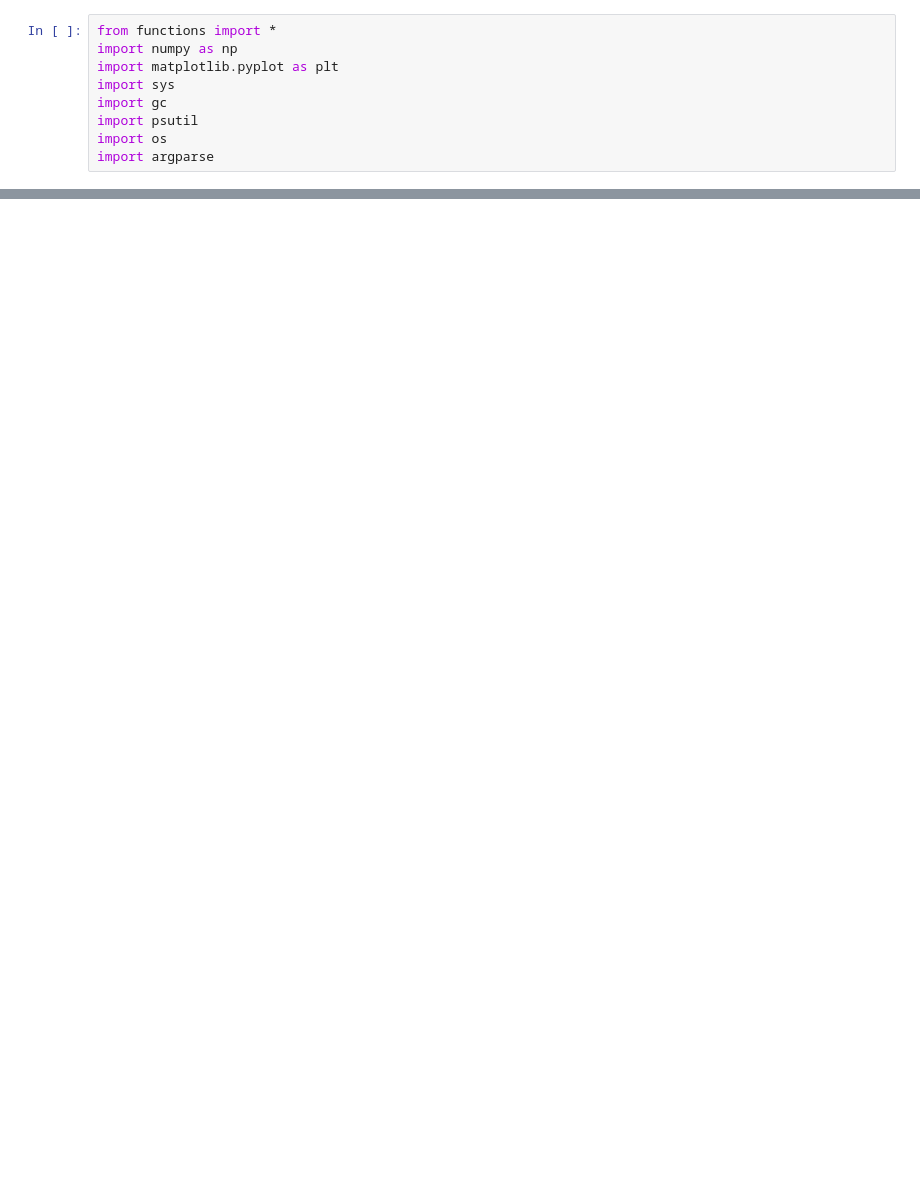
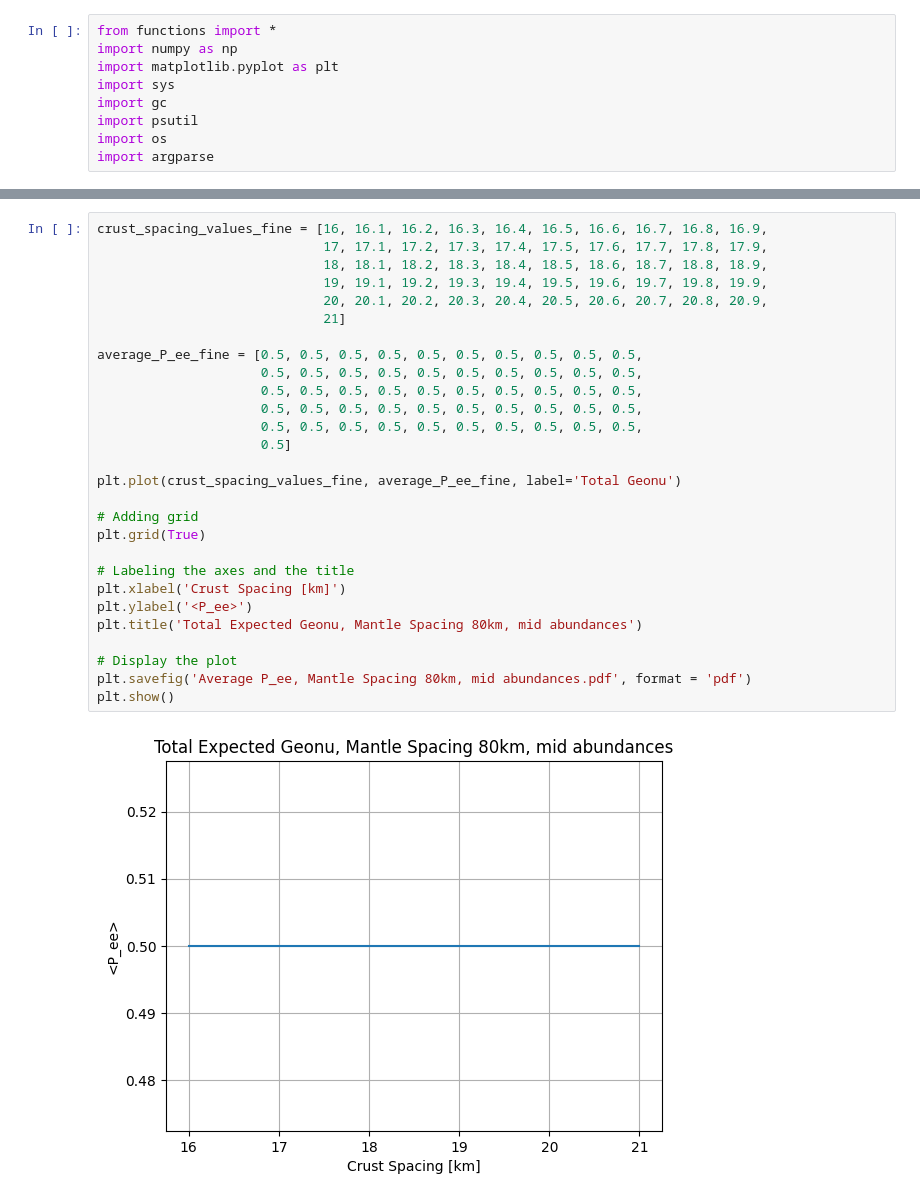
Before and after one commit to claradima/geonu_oscillation, a Jupyter notebook: scripts/scratch.ipynb, the cells around one changed output, grey strips where cells are left out. Saved outputs shown, nothing was run; the diff lists cells and outputs as text; blank space fills up the shorter version.

```diff
--- a/scripts/scratch.ipynb
+++ b/scripts/scratch.ipynb
@@ -43,0 +484,30 @@ The number of elements in the list is: 95
+# %%
+crust_spacing_values_fine = [16, 16.1, 16.2, 16.3, 16.4, 16.5, 16.6, 16.7, 16.8, 16.9,
+                             17, 17.1, 17.2, 17.3, 17.4, 17.5, 17.6, 17.7, 17.8, 17.9,
+                             18, 18.1, 18.2, 18.3, 18.4, 18.5, 18.6, 18.7, 18.8, 18.9,
+                             19, 19.1, 19.2, 19.3, 19.4, 19.5, 19.6, 19.7, 19.8, 19.9,
+                             20, 20.1, 20.2, 20.3, 20.4, 20.5, 20.6, 20.7, 20.8, 20.9,
+                             21]
+
+average_P_ee_fine = [0.5, 0.5, 0.5, 0.5, 0.5, 0.5, 0.5, 0.5, 0.5, 0.5,
+                     0.5, 0.5, 0.5, 0.5, 0.5, 0.5, 0.5, 0.5, 0.5, 0.5,
+                     0.5, 0.5, 0.5, 0.5, 0.5, 0.5, 0.5, 0.5, 0.5, 0.5,
+                     0.5, 0.5, 0.5, 0.5, 0.5, 0.5, 0.5, 0.5, 0.5, 0.5,
+                     0.5, 0.5, 0.5, 0.5, 0.5, 0.5, 0.5, 0.5, 0.5, 0.5,
+                     0.5]
+
+plt.plot(crust_spacing_values_fine, average_P_ee_fine, label='Total Geonu')
+
+# Adding grid
+plt.grid(True)
+
+# Labeling the axes and the title
+plt.xlabel('Crust Spacing [km]')
+plt.ylabel('<P_ee>')
+plt.title('Total Expected Geonu, Mantle Spacing 80km, mid abundances')
+
+# Display the plot
+plt.savefig('Average P_ee, Mantle Spacing 80km, mid abundances.pdf', format = 'pdf')
+plt.show()
+# %% [output]
+[figure, added]
```
Also changed, not shown: parts of 12 cells of this notebook, 12 other files.
